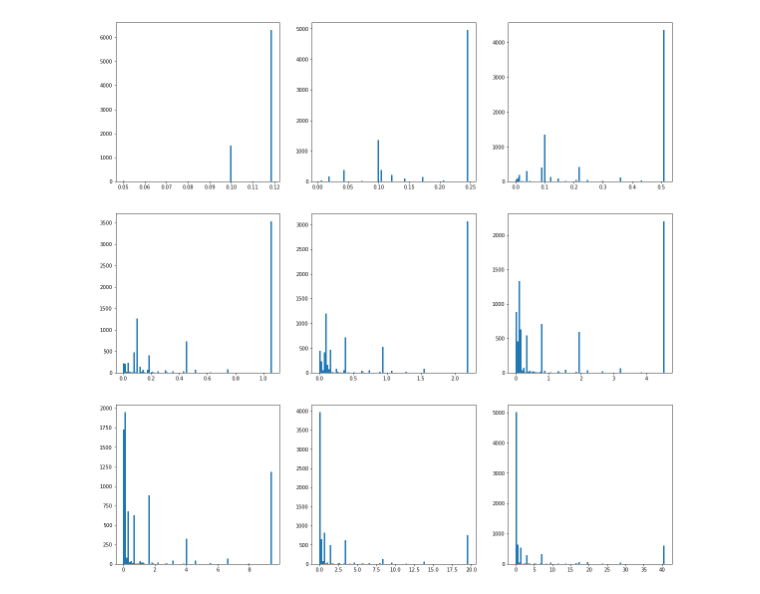
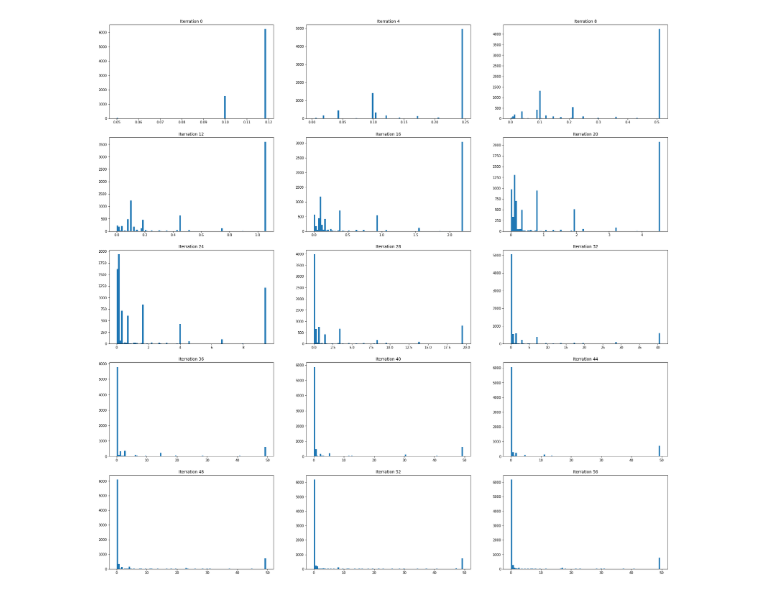
Before and after one commit to zadaianchuk/ProbabilisticRPROP, a Jupyter notebook: experiments.ipynb, the cells around one changed output. Cells and saved outputs as stored; diff of their text form; code cells hidden in the pictures.

Commit message:
make better plots

```diff
--- a/experiments.ipynb
+++ b/experiments.ipynb
@@ -4,7 +4,14 @@ import pickle
 import util
 import numpy as np
 import matplotlib.pyplot as plt
-# %%
-with open('../delta_hists.pickle', 'rb') as f:
-    delta_hists = pickle.load(f)
+# %%
+name ='LR'
+batch_size = 2000
+lr = 0.005
+
+dir_to_save="../summary_test/"+name+"/"
+unique_str="ProbRPROP"+", lr=" + str(lr) + ", batch_size=" + str(batch_size)
+
+with open(dir_to_save+unique_str+'_delta_hists.pickle', 'rb') as f:
+    delta_hists = pickle.load(f)
 # %%
@@ -26,16 +35,19 @@ for j,delta_hist_ittr in enumerate(delta_hists):
 # %%
 hist_dict = hists_var[0]
 # %%
-fig = plt.figure(figsize=(20,20))
-for i in range(9):
-    fig.add_subplot(3,3,i+1)
-    counts=hist_dict["counts"][i*4]
-    nbins=hist_dict["nbins"][i*4]
-    min_x,max_x= hist_dict["range"][i*4]
+every = 4
+fig = plt.figure(figsize=(30,30))
+for i in range(15):
+    ax=fig.add_subplot(5,3,i+1)
+    itter =i*every
+    counts=hist_dict["counts"][itter]
+    nbins=hist_dict["nbins"][itter]
+    min_x,max_x= hist_dict["range"][itter]
     bins = np.linspace(min_x,max_x,nbins+1)
     centroids = (bins[1:] + bins[:-1]) / 2
     counts_, bins_, _ = plt.hist(centroids, bins=len(counts),
                                  weights=counts, range=(min(bins), max(bins)))
+    ax.set_title("Iterration "+str(itter))
 plt.show()
 # %% [output]
-[figure, old version]
+[figure, new version]
```
Also changed, not shown: parts of 1 cell of this notebook.
